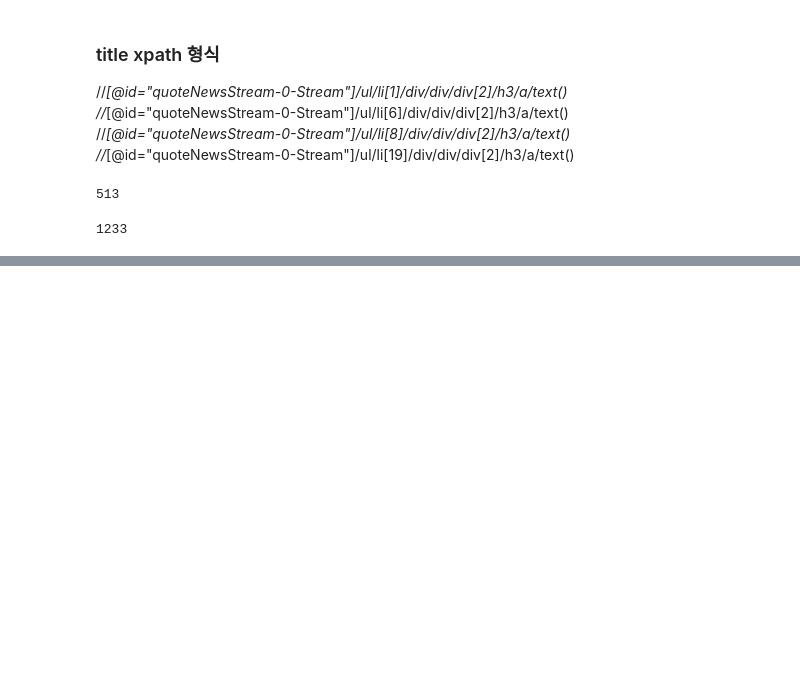
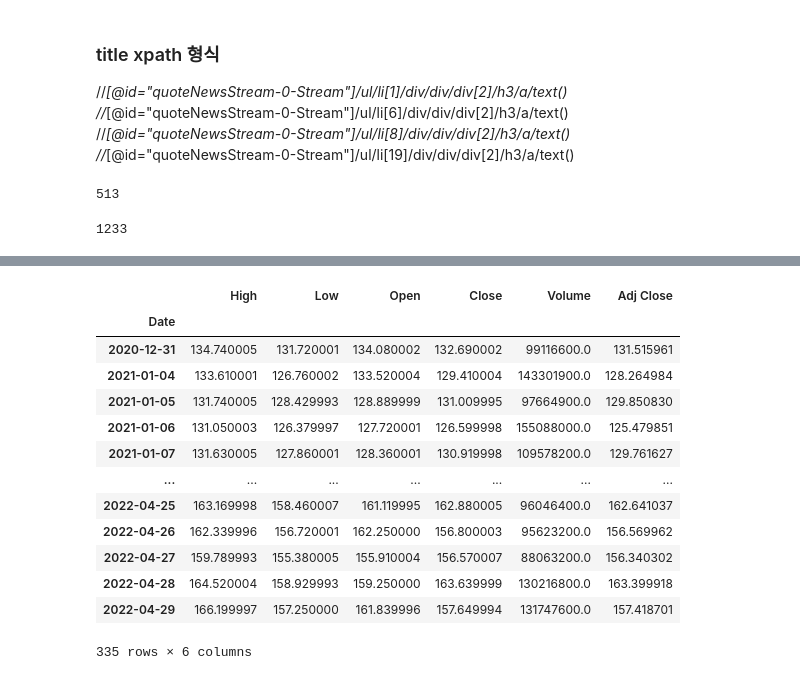
Before and after one commit to enter1994/STOCK2022, a Jupyter notebook: crawling_yahoofinance.ipynb, the cells around one changed output, grey strips where cells are left out. Drawn from its saved outputs; the diff is of its cells as text; code cells hidden in the pictures; blank space fills up the shorter version.

Commit message:
Crawl Stock data

```diff
--- a/crawling_yahoofinance.ipynb
+++ b/crawling_yahoofinance.ipynb
@@ -111,0 +231,19 @@ len(titles[0].split('\n'))
+# %%
+data = pdr.get_data_yahoo("AAPL", start="2021-01-01", end="2022-04-30")
+# %%
+data
+# %% [output]
+|  | High | Low | Open | Close | Volume | Adj Close |
+| Date |  |  |  |  |  |  |
+| 2020-12-31 | 134.740005 | 131.720001 | 134.080002 | 132.690002 | 99116600.0 | 131.515961 |
+| 2021-01-04 | 133.610001 | 126.760002 | 133.520004 | 129.410004 | 143301900.0 | 128.264984 |
+| 2021-01-05 | 131.740005 | 128.429993 | 128.889999 | 131.009995 | 97664900.0 | 129.850830 |
+| 2021-01-06 | 131.050003 | 126.379997 | 127.720001 | 126.599998 | 155088000.0 | 125.479851 |
+| 2021-01-07 | 131.630005 | 127.860001 | 128.360001 | 130.919998 | 109578200.0 | 129.761627 |
+| ... | ... | ... | ... | ... | ... | ... |
+| 2022-04-25 | 163.169998 | 158.460007 | 161.119995 | 162.880005 | 96046400.0 | 162.641037 |
+| 2022-04-26 | 162.339996 | 156.720001 | 162.250000 | 156.800003 | 95623200.0 | 156.569962 |
+| 2022-04-27 | 159.789993 | 155.380005 | 155.910004 | 156.570007 | 88063200.0 | 156.340302 |
+| 2022-04-28 | 164.520004 | 158.929993 | 159.250000 | 163.639999 | 130216800.0 | 163.399918 |
+| 2022-04-29 | 166.199997 | 157.250000 | 161.839996 | 157.649994 | 131747600.0 | 157.418701 |
+335 rows × 6 columns
```
Also changed, not shown: parts of 13 cells of this notebook, 26 other files.
